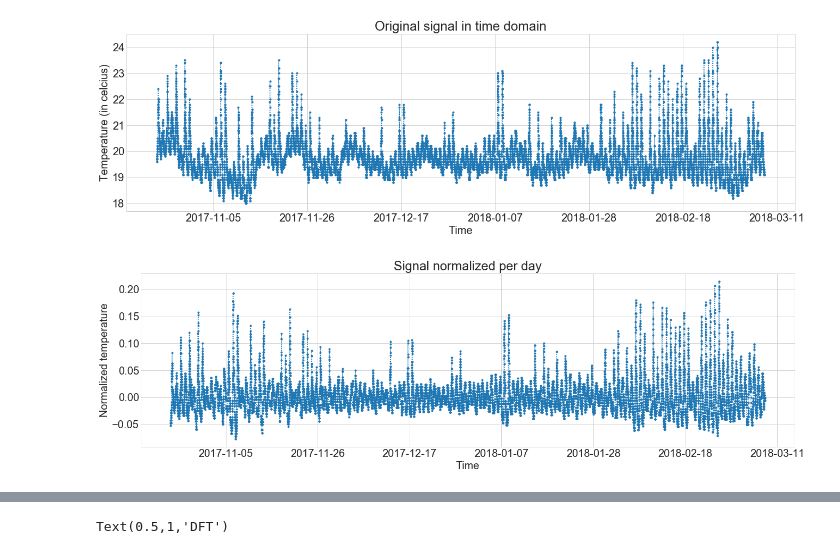
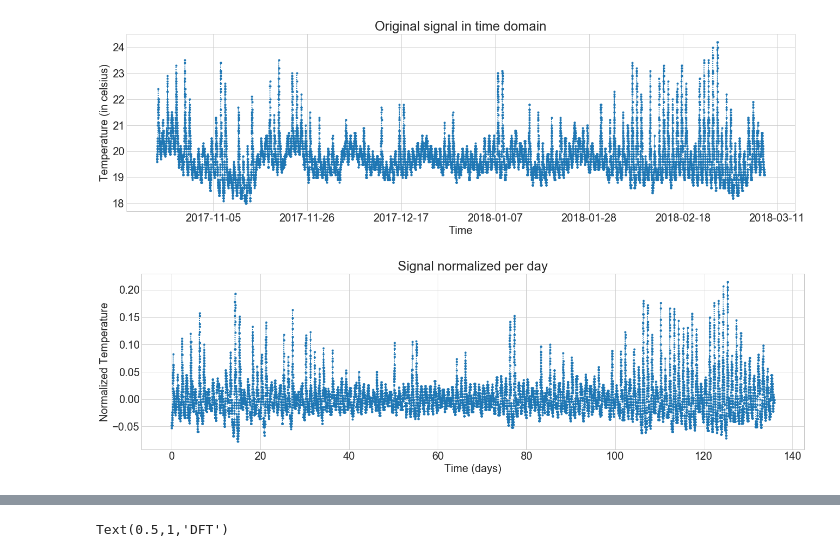
Before and after one commit to palindrome6/modelling_and_simulation, a Jupyter notebook: Signal_analysis.ipynb, the cells around one changed output, grey strips where cells are left out. Saved outputs shown, nothing was run; the diff lists cells and outputs as text; code cells hidden in the pictures.

Commit message:
added plots for x1

```diff
--- a/Signal_analysis.ipynb
+++ b/Signal_analysis.ipynb
@@ -55,18 +55,23 @@ def scale(row, mean):
 
 norm_df = pd.DataFrame()
 
+date_list = []
+mean_temp_list = []
+
 for name, group in grouped:
     df_sub = pd.DataFrame(group)
+    date_list.append(name)
     mean = df_sub['Temperature'].mean()
-
+    mean_temp_list.append(mean)
     df_sub['Temperature_normalized'] = df_sub.apply(lambda row: normalize(row['Temperature'], mean), axis=1)
     df_sub['Temperature_scaled'] = df_sub.apply(lambda row: scale(row['Temperature'], mean), axis=1)
     norm_df = norm_df.append(df_sub)
 # %%
-plt.plot(norm_df['Time'], norm_df['Temperature_normalized'], linestyle=':', marker='.')
+x_range =[(m*480)/(60*60*24) for m in range(1, len(norm_df['Temperature_normalized'])+1)]
+plt.plot(x_range, norm_df['Temperature_normalized'], linestyle=':', marker='.')
 plt.title('Signal normalized per day')
-plt.ylabel('Normalized temperature')
-plt.xlabel('Time')
+plt.ylabel('Normalized Temperature')
+plt.xlabel('Time (days)')
 plt.show()
 # %% [output]
-[figure, old version]
+[figure, new version]
```
Also changed, not shown: parts of 12 cells of this notebook.
